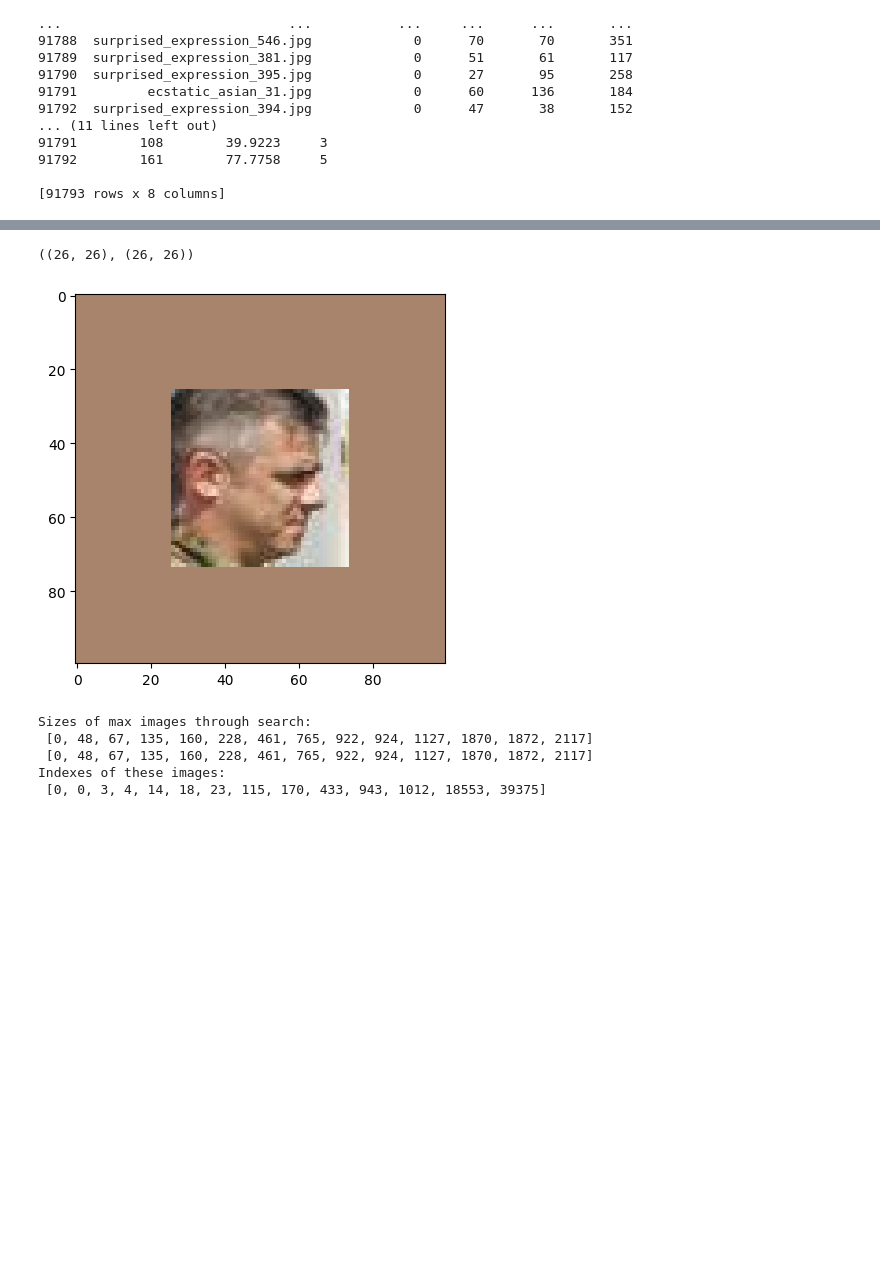
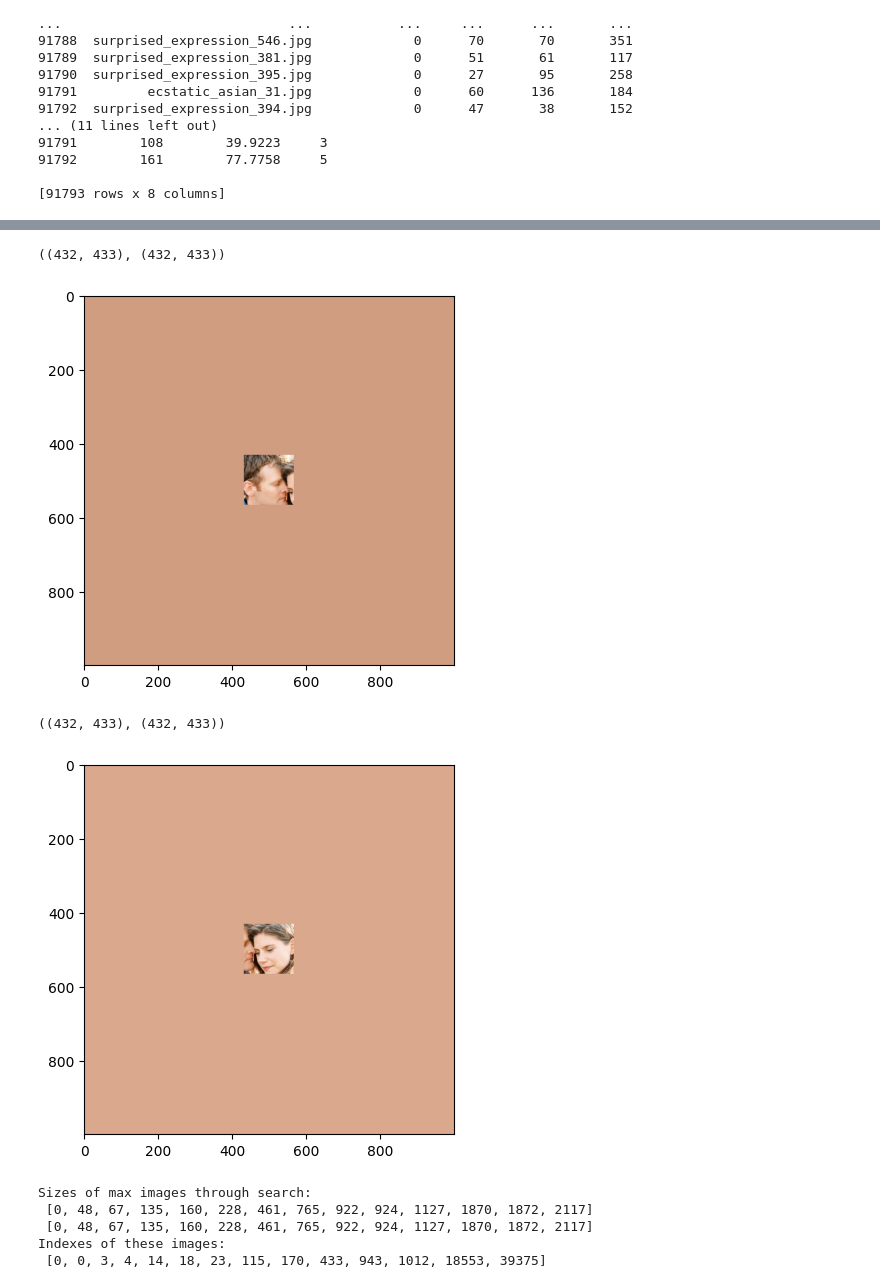
Before and after one commit to JacobeCode/Face_Detection_PyTorch, a Jupyter notebook: data_analysis/detect_analysis.ipynb, the cells around one changed output, grey strips where cells are left out. Cells and saved outputs as stored; diff of their text form; code cells hidden in the pictures; blank space fills up the shorter version.

```diff
--- a/data_analysis/detect_analysis.ipynb
+++ b/data_analysis/detect_analysis.ipynb
@@ -124,8 +129,8 @@ for img in faces:
 # Int rounding toward zero
 # Padding images
 # Setting width/heigth for desired size
-max = 100
-min = 100
+max = 1000
+min = 1000
 
 # For all faces in image
 for img in faces:
@@ -145,35 +150,37 @@ for img in faces:
     # Checking for not natural numbers (and fixing sizes with + 1)
     # e.g. pad = 29.5 --> one side = 29, second side = 30
     if pad_horz % 2 == 0 or pad_horz % 2 == 1:
         pad_right = int(pad_horz)
         pad_left = int(pad_horz)
     else:
         pad_right = int(pad_horz) + 1
         pad_left = int(pad_horz)
 
     if pad_vert % 2 == 0 or pad_horz % 2 == 1:
         pad_bottom = int(pad_vert)
         pad_top = int(pad_vert)
     else:
         pad_bottom = int(pad_vert) + 1
         pad_top = int(pad_vert)
 
     # Setting tuple pads
     pads = ((pad_left, pad_right), (pad_top, pad_bottom))
     print(pads)
 
     # Preparing processed image size and padding with numpy (with median fill)
     img_arr = np.ndarray((3,max,min),int)
     for i, x in enumerate(imag):
         cons = int(np.median(x))
         x_p = np.pad(x, pads, 'constant', constant_values=cons)
         img_arr[i,:,:] = x_p
 
     plt.imshow(np.moveaxis(img_arr, 0, 2))
     plt.show()
 # %% [output]
-((26, 26), (26, 26))
+((432, 433), (432, 433))
-[figure, old version]
+[figure, new version]
+((432, 433), (432, 433))
+[figure, added]
 # %%
 # This one was for cropping with cv2, but it was a little "unwieldy", so it is depriciated
 # for img in database.index:
```
Also changed, not shown: parts of 8 cells of this notebook.
